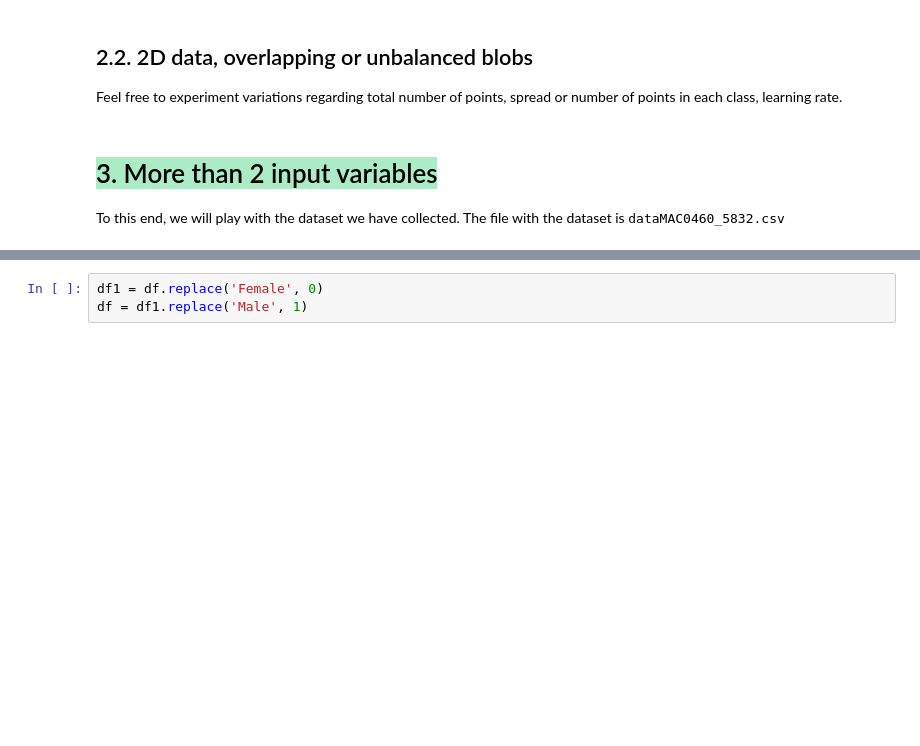
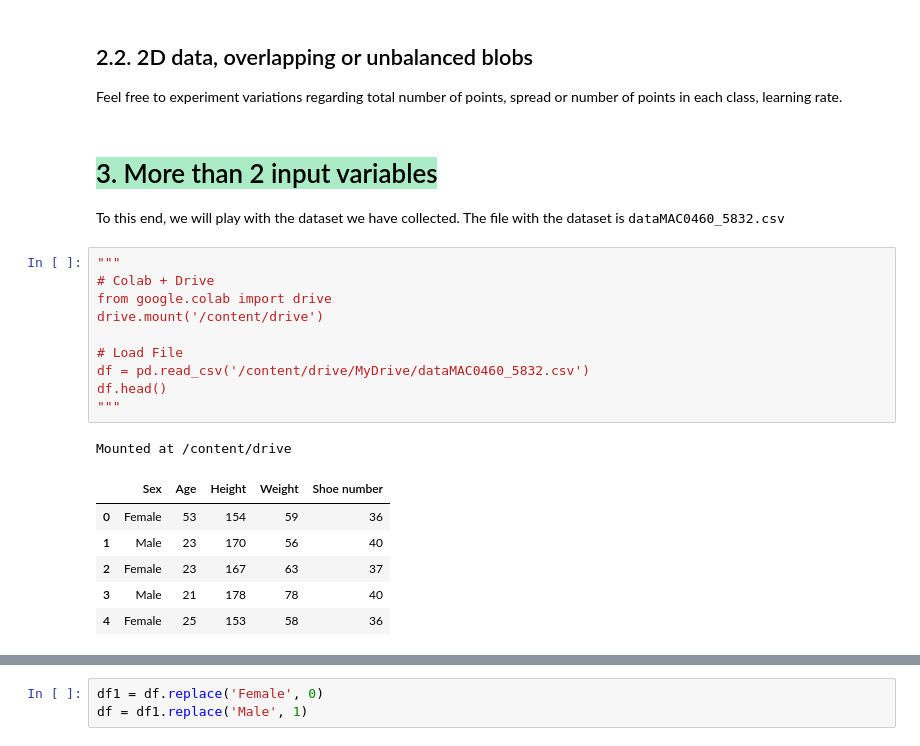
Before and after one commit to LaufernandoS/BCC, a Jupyter notebook: MAC0460/EP3.ipynb, the cells around one changed output, grey strips where cells are left out. Drawn from its saved outputs; the diff is of its cells as text; blank space fills up the shorter version.

```diff
--- a/MAC0460/EP3.ipynb
+++ b/MAC0460/EP3.ipynb
@@ -381,6 +461,24 @@ Feel free to experiment variations regarding total number of points, spread or n
 # <font style="background-color:#abebc6">3. More than 2 input variables</font>
 
 To this end, we will play with the dataset we have collected. The file with the dataset is <tt>dataMAC0460_5832.csv</tt>
+# %%
+"""
+# Colab + Drive
+from google.colab import drive
+drive.mount('/content/drive')
+
+# Load File
+df = pd.read_csv('/content/drive/MyDrive/dataMAC0460_5832.csv')
+df.head()
+"""
+# %% [output]
+Mounted at /content/drive
+|  | Sex | Age | Height | Weight | Shoe number |
+| 0 | Female | 53 | 154 | 59 | 36 |
+| 1 | Male | 23 | 170 | 56 | 40 |
+| 2 | Female | 23 | 167 | 63 | 37 |
+| 3 | Male | 21 | 178 | 78 | 40 |
+| 4 | Female | 25 | 153 | 58 | 36 |
 # %%
 # load the dataset
 df = pd.read_csv('dataMAC0460_5832.csv')
```
Also changed, not shown: parts of 17 cells of this notebook.
